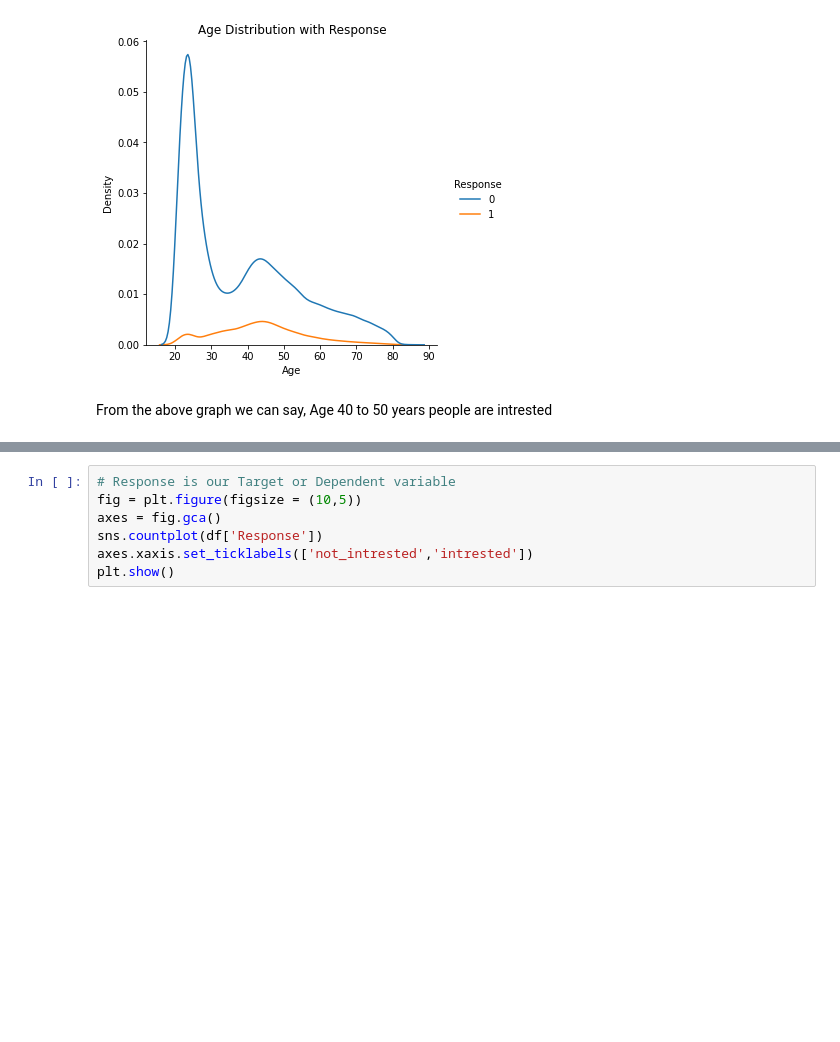
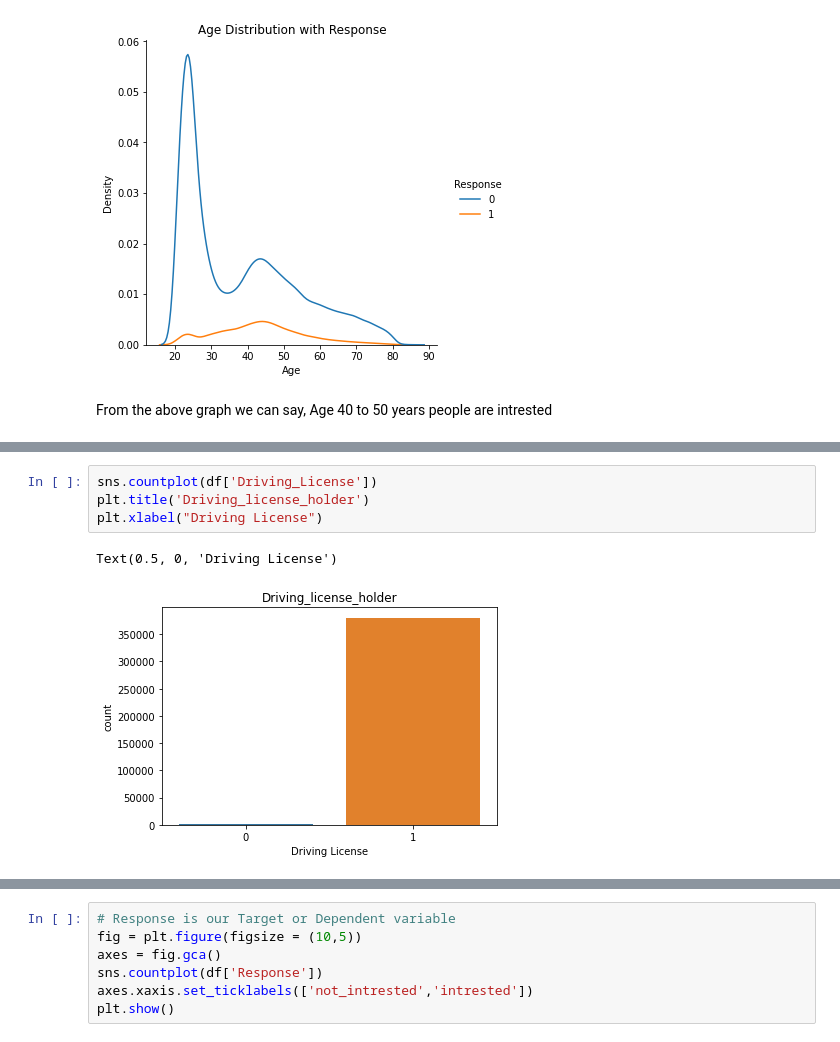
Before and after one commit to Zeeshan2012/HEALTH-INSURANCE-CROSS-SELL-PREDICTION, a Jupyter notebook: HEALTH_INSURANCE_CROSS_SELL_PREDICTION.ipynb, the cells around one changed output, grey strips where cells are left out. Drawn from its saved outputs; the diff is of its cells as text; blank space fills up the shorter version.

```diff
--- a/HEALTH_INSURANCE_CROSS_SELL_PREDICTION.ipynb
+++ b/HEALTH_INSURANCE_CROSS_SELL_PREDICTION.ipynb
@@ -185,0 +197,7 @@ From the above graph we can say, Age 40 to 50 years people are intrested
+# %%
+sns.countplot(df['Driving_License'])
+plt.title('Driving_license_holder')
+plt.xlabel("Driving License")
+# %% [output]
+Text(0.5, 0, 'Driving License')
+[figure, added]
```
Also changed, not shown: parts of 24 cells of this notebook.
